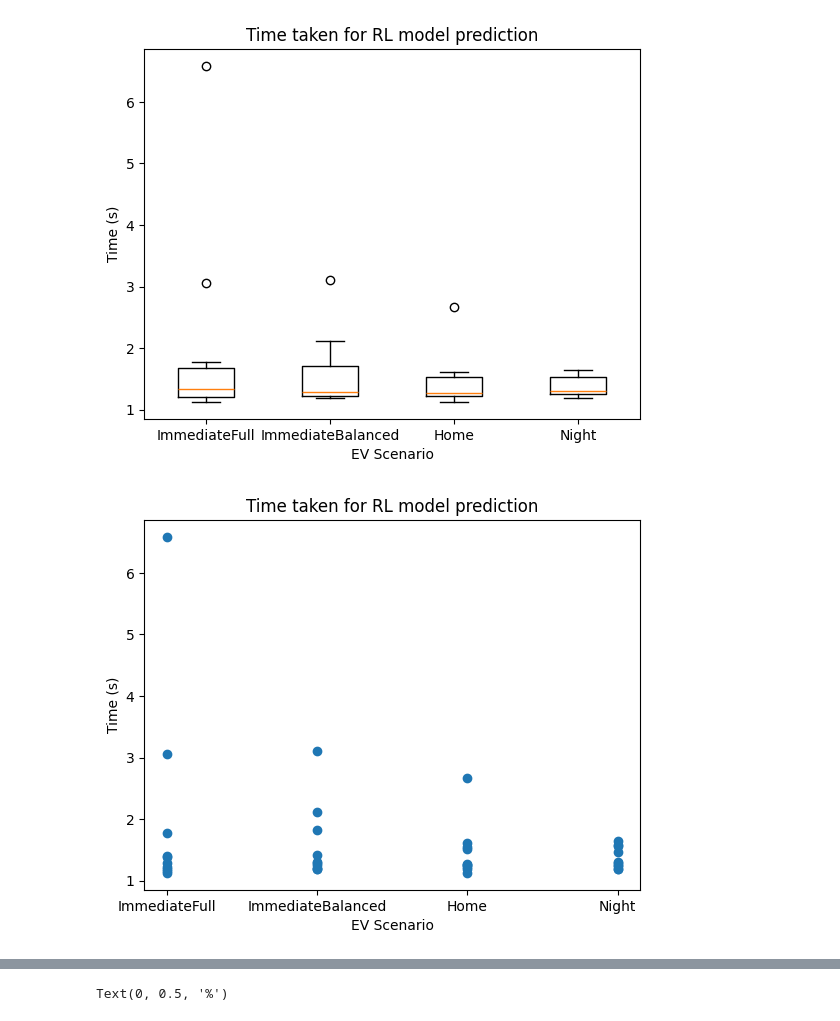
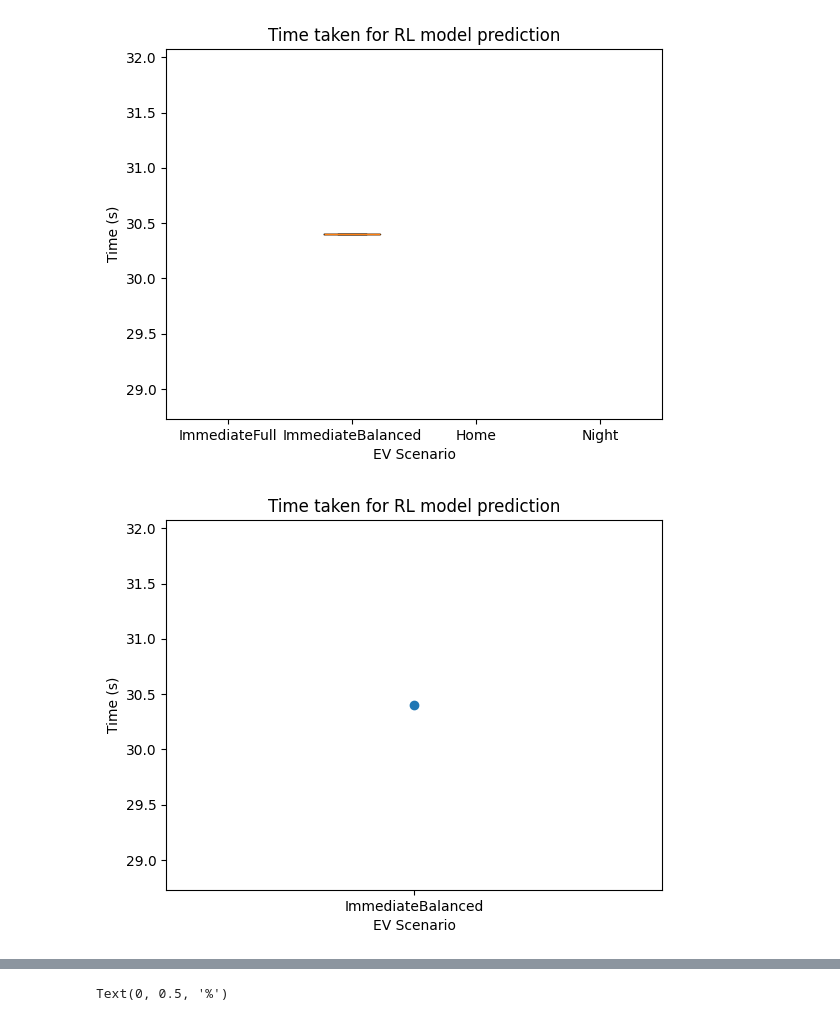
Before and after one commit to chialingyang7718/RL_OPF_EVaware, a Jupyter notebook: test_code.ipynb, the cells around one changed output, grey strips where cells are left out. Drawn from its saved outputs; the diff is of its cells as text; code cells hidden in the pictures.

```diff
--- a/test_code.ipynb
+++ b/test_code.ipynb
@@ -41,30 +25,30 @@ Time
 # %%
 import matplotlib.pyplot as plt
 import pickle
 import numpy as np
 
-n_case = 9
+n_case = 57
 with open("Evaluation/Case%s/Case%s_metrics.pkl" %(n_case, n_case), 'rb') as f:
     dicts = pickle.load(f)
 
 # for i in dicts:
 #     for key in dict.keys():
 #         i[key] = [ round(elem, 2) for elem in i[key] ]
 
 Time = dicts[0]
 
 # Prepare data for boxplot
 data = [Time[key] for key in Time.keys()]
 # plot boxplot
 
 plt.figure()
 plt.boxplot(data, labels=Time.keys())
 plt.title("Time taken for RL model prediction")
 plt.xlabel("EV Scenario")
 plt.ylabel("Time (s)")
 plt.show()
 # %% [output]
-[figure, old version]
+[figure, new version]
 # %%
 # Prepare data for scatter plot
 x = []
@@ -81,4 +65,4 @@ plt.xlabel("EV Scenario")
 plt.ylabel("Time (s)")
 plt.show()
 # %% [output]
-[figure, old version]
+[figure, new version]
```
Also changed, not shown: parts of 7 cells of this notebook, 9 other files.
